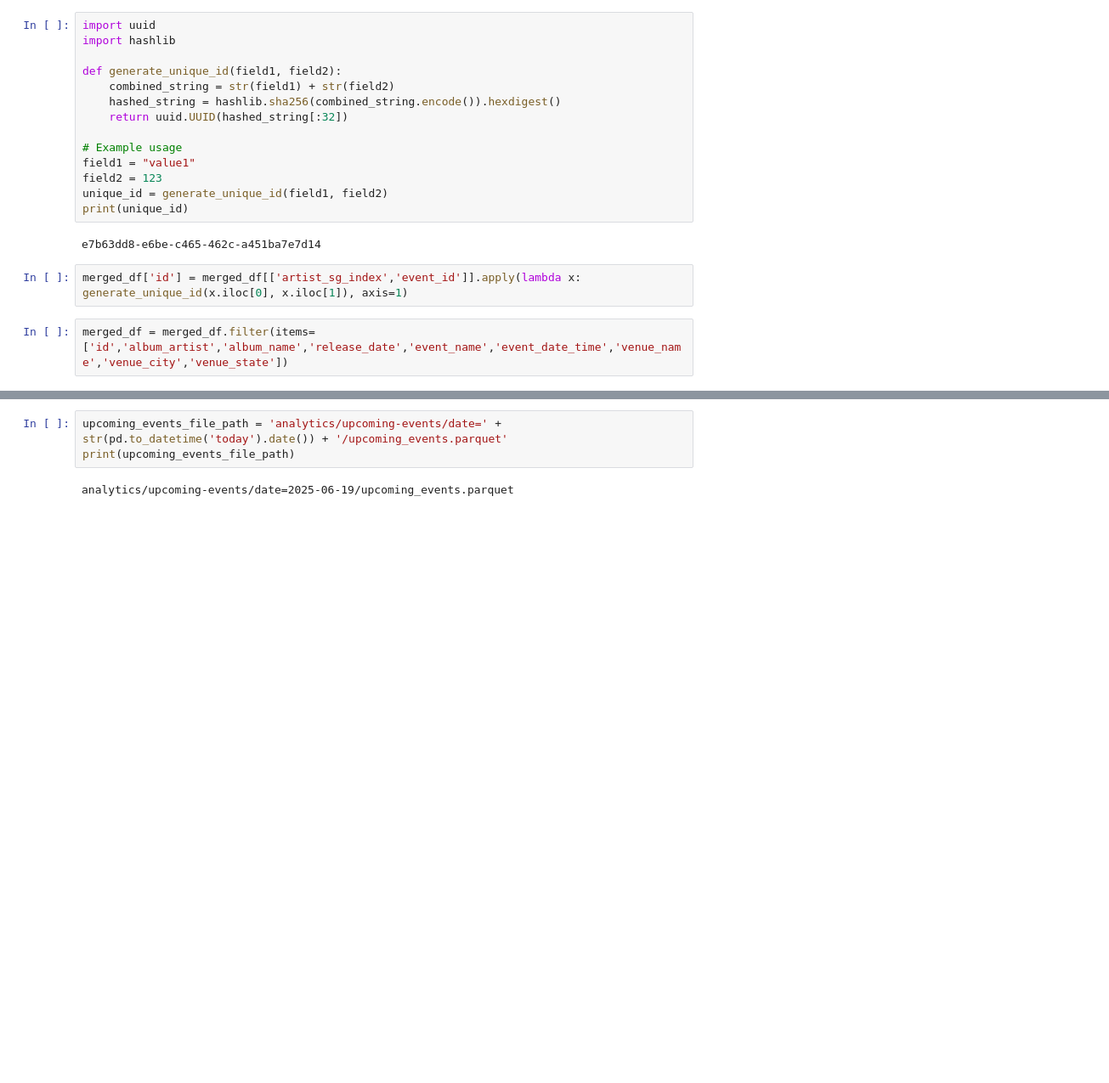
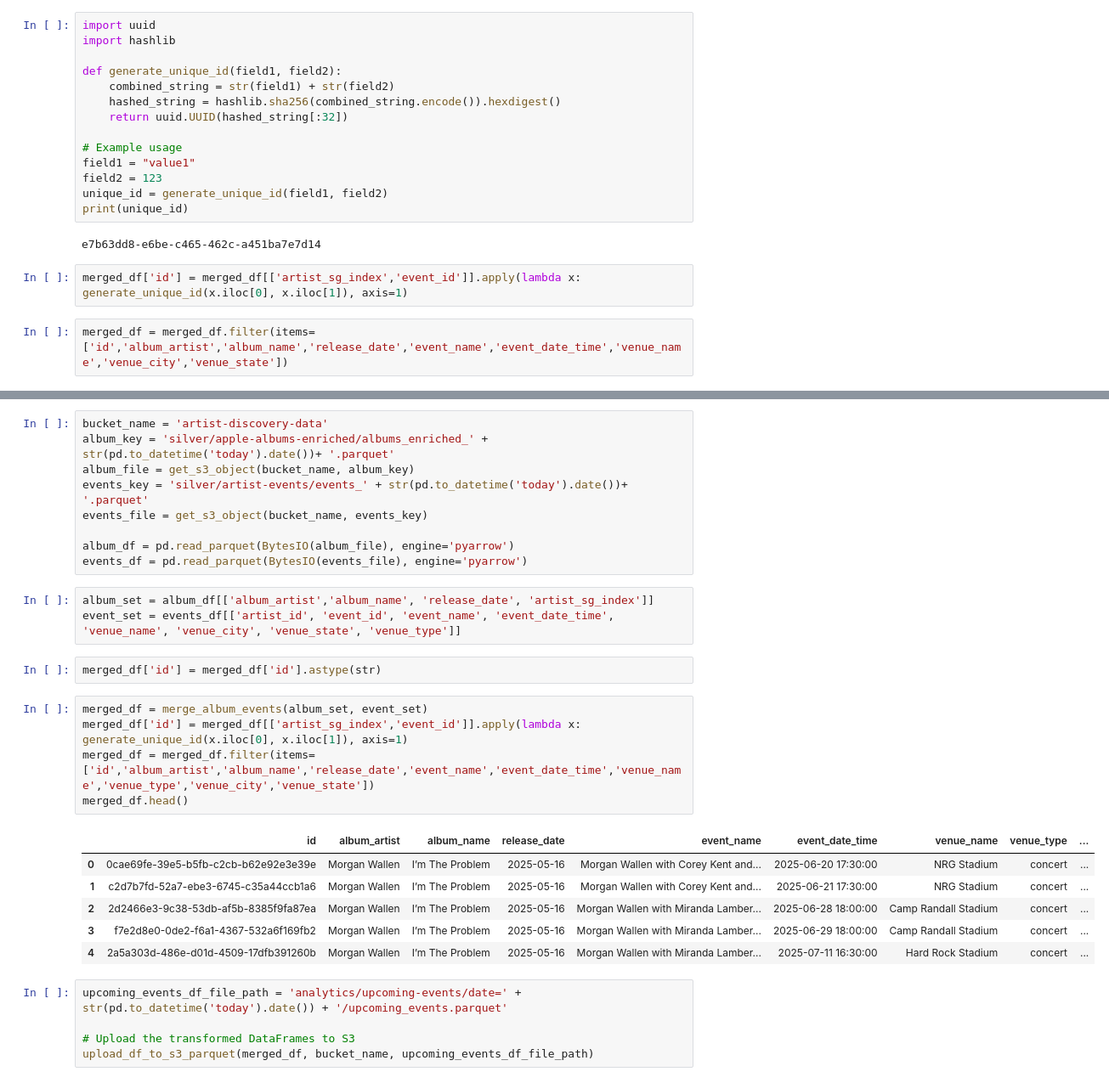
Before and after one commit to princeaker/Artist-Discovery, a Jupyter notebook: pipeline_development.ipynb, the cells around one changed output, grey strips where cells are left out. Shown: that part at 85% size. Drawn from its saved outputs; the diff is of its cells as text; blank space fills up the shorter version.

```diff
--- a/pipeline_development.ipynb
+++ b/pipeline_development.ipynb
@@ -431,5 +518,31 @@ merged_df = merged_df.filter(items=['id','album_artist','album_name','release_da
+# %%
+bucket_name = 'artist-discovery-data'
+album_key = 'silver/apple-albums-enriched/albums_enriched_' + str(pd.to_datetime('today').date())+ '.parquet'
+album_file = get_s3_object(bucket_name, album_key)
+events_key = 'silver/artist-events/events_' + str(pd.to_datetime('today').date())+ '.parquet'
+events_file = get_s3_object(bucket_name, events_key)
+
+album_df = pd.read_parquet(BytesIO(album_file), engine='pyarrow')
+events_df = pd.read_parquet(BytesIO(events_file), engine='pyarrow')
+# %%
+album_set = album_df[['album_artist','album_name', 'release_date', 'artist_sg_index']]
+event_set = events_df[['artist_id', 'event_id', 'event_name', 'event_date_time', 'venue_name', 'venue_city', 'venue_state', 'venue_type']]
+# %%
+merged_df['id'] = merged_df['id'].astype(str)
+# %%
+merged_df = merge_album_events(album_set, event_set)
+merged_df['id'] = merged_df[['artist_sg_index','event_id']].apply(lambda x: generate_unique_id(x.iloc[0], x.iloc[1]), axis=1)
+merged_df = merged_df.filter(items=['id','album_artist','album_name','release_date','event_name','event_date_time','venue_name','venue_type','venue_city','venue_state'])
+merged_df.head()
+# %% [output]
+|  | id | album_artist | album_name | release_date | event_name | event_date_time | venue_name | venue_type | ... |
+| 0 | 0cae69fe-39e5-b5fb-c2cb-b62e92e3e39e | Morgan Wallen | I’m The Problem | 2025-05-16 | Morgan Wallen with Corey Kent and... | 2025-06-20 17:30:00 | NRG Stadium | concert | ... |
+| 1 | c2d7b7fd-52a7-ebe3-6745-c35a44ccb1a6 | Morgan Wallen | I’m The Problem | 2025-05-16 | Morgan Wallen with Corey Kent and... | 2025-06-21 17:30:00 | NRG Stadium | concert | ... |
+| 2 | 2d2466e3-9c38-53db-af5b-8385f9fa87ea | Morgan Wallen | I’m The Problem | 2025-05-16 | Morgan Wallen with Miranda Lamber... | 2025-06-28 18:00:00 | Camp Randall Stadium | concert | ... |
+| 3 | f7e2d8e0-0de2-f6a1-4367-532a6f169fb2 | Morgan Wallen | I’m The Problem | 2025-05-16 | Morgan Wallen with Miranda Lamber... | 2025-06-29 18:00:00 | Camp Randall Stadium | concert | ... |
+| 4 | 2a5a303d-486e-d01d-4509-17dfb391260b | Morgan Wallen | I’m The Problem | 2025-05-16 | Morgan Wallen with Miranda Lamber... | 2025-07-11 16:30:00 | Hard Rock Stadium | concert | ... |
 # %%
-upcoming_events_file_path = 'analytics/upcoming-events/date=' + str(pd.to_datetime('today').date()) + '/upcoming_events.parquet'
-print(upcoming_events_file_path)
+upcoming_events_df_file_path = 'analytics/upcoming-events/date=' + str(pd.to_datetime('today').date()) + '/upcoming_events.parquet'
+
+# Upload the transformed DataFrames to S3
+upload_df_to_s3_parquet(merged_df, bucket_name, upcoming_events_df_file_path)
-# %% [output]
-analytics/upcoming-events/date=2025-06-19/upcoming_events.parquet
```
Also changed, not shown: parts of 2 cells of this notebook, 2 other files.
